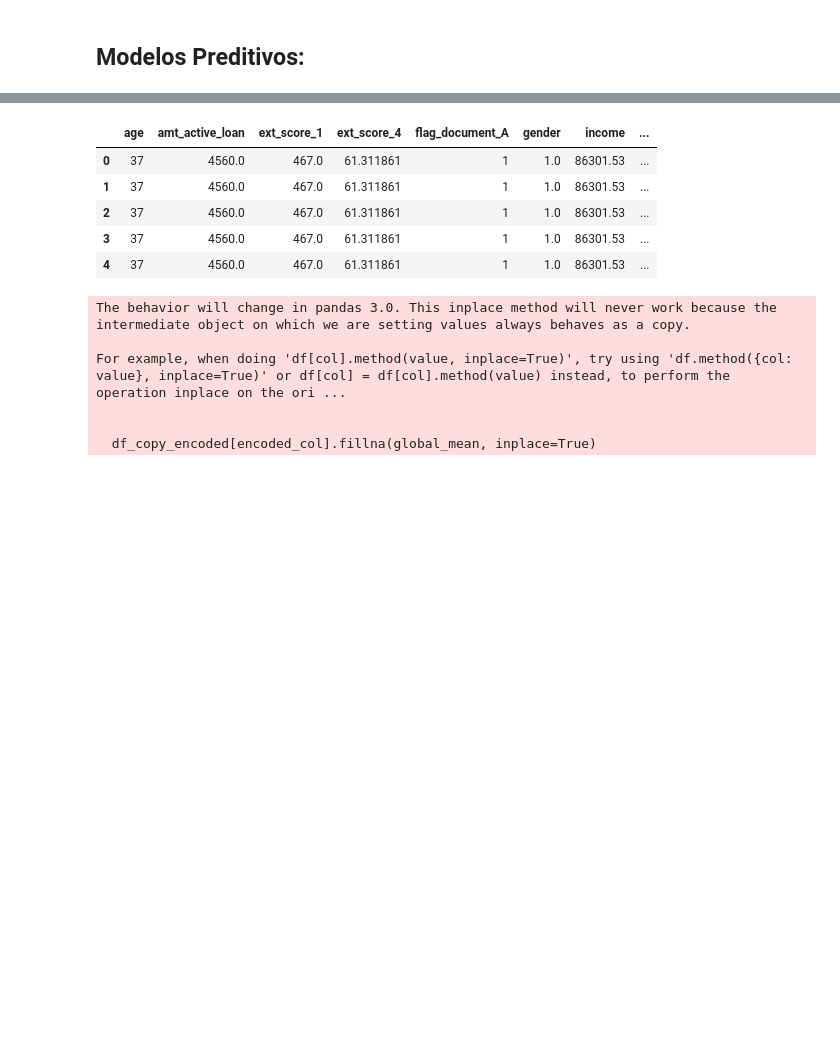
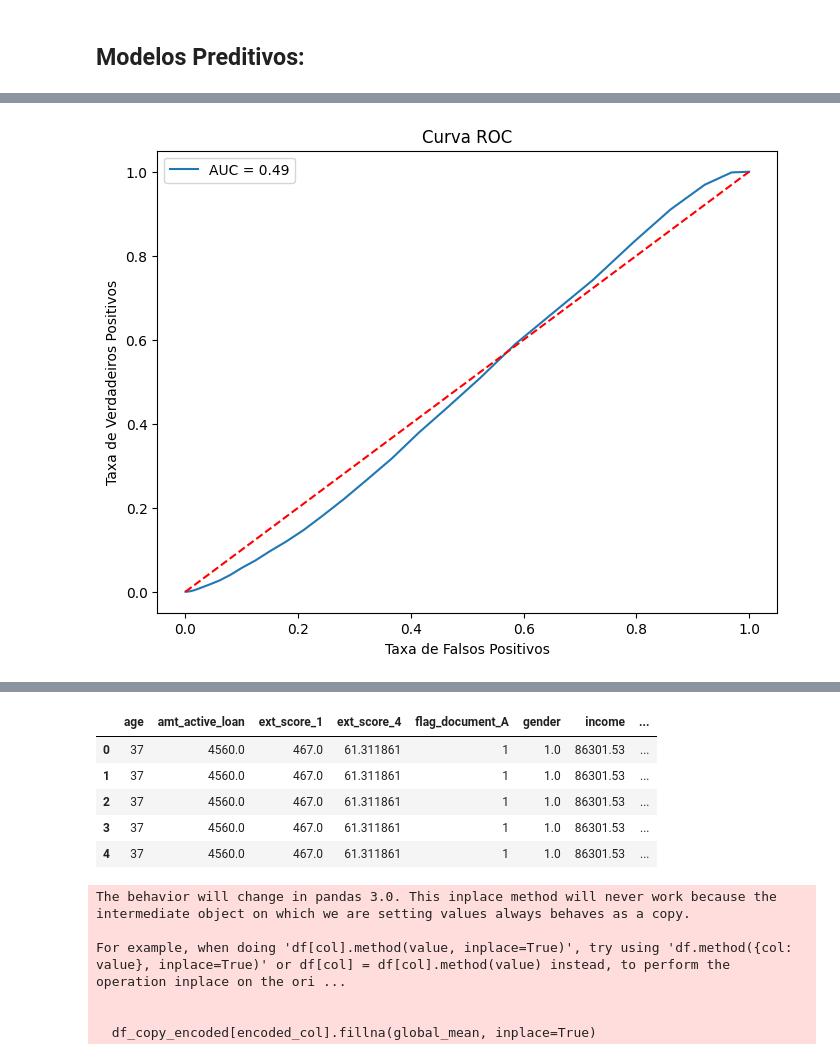
Before and after one commit to josieleferreira/credito_fintech, a Jupyter notebook: notebooks/predictive_model.ipynb, the cells around one changed output, grey strips where cells are left out. Cells and saved outputs as stored; diff of their text form; code cells hidden in the pictures; blank space fills up the shorter version.

```diff
--- a/notebooks/predictive_model.ipynb
+++ b/notebooks/predictive_model.ipynb
@@ -69,0 +107,11 @@ Tratamento das demais variáveis:
+# %%
+plt.figure(figsize=(8,6))
+plt.plot(fpr, tpr, label=f'AUC = {auc:.2f}')
+plt.plot([0, 1], [0, 1], 'r--')
+plt.xlabel('Taxa de Falsos Positivos')
+plt.ylabel('Taxa de Verdadeiros Positivos')
+plt.title('Curva ROC')
+plt.legend()
+plt.show()
+# %% [output]
+[figure, added]
```
Also changed, not shown: parts of 62 cells of this notebook, 3 other files.
